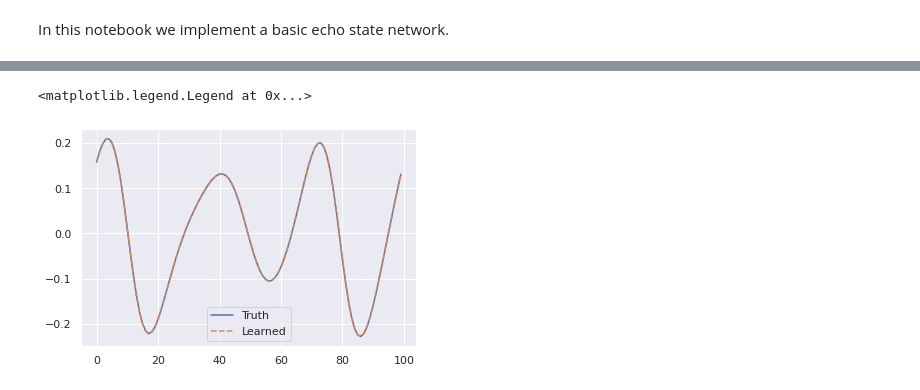
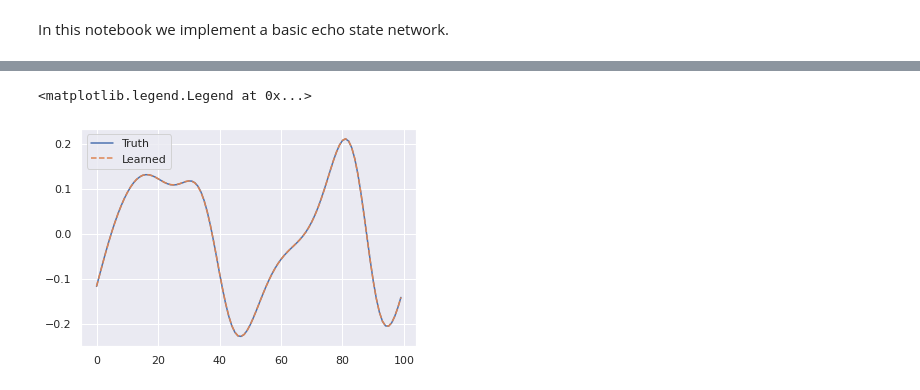
Before and after one commit to PhIMaL/reservoirtaming, a Jupyter notebook: notebooks/echostate_implementation/basic_echo_state.ipynb, the cells around one changed output, grey strips where cells are left out. Saved outputs shown, nothing was run; the diff lists cells and outputs as text; code cells hidden in the pictures.

```diff
--- a/notebooks/echostate_implementation/basic_echo_state.ipynb
+++ b/notebooks/echostate_implementation/basic_echo_state.ipynb
@@ -20,7 +20,7 @@ sns.set()
 L = 22 / (2 * np.pi)  # length
 N = 100  # space discretization step
 dt = 0.25  # time discretization step
-N_train = 70000
+N_train = 10000
 N_test = 2000
 N_init = 1000  # remove the initial points
 tend = (N_train + N_test) * dt + N_init
@@ -102,14 +111,14 @@ Wall time: 6.34 s
 # %%
 # Did we do everything correctly - just a sanity check
 u_pred = jnp.dot(X, W_out)
-frame = 10000
+frame = 500
 plt.plot(u_train[frame + 1], label='Truth')
 plt.plot(u_pred[frame], '--', label='Learned')
 
 plt.legend()
 # %% [output]
 <matplotlib.legend.Legend at 0x...>
-[figure, old version]
+[figure, new version]
 # %%
 %%time
 # This function can be used as an update function with scan to recursively predict
```
Also changed, not shown: parts of 7 cells of this notebook, 10 other files.
